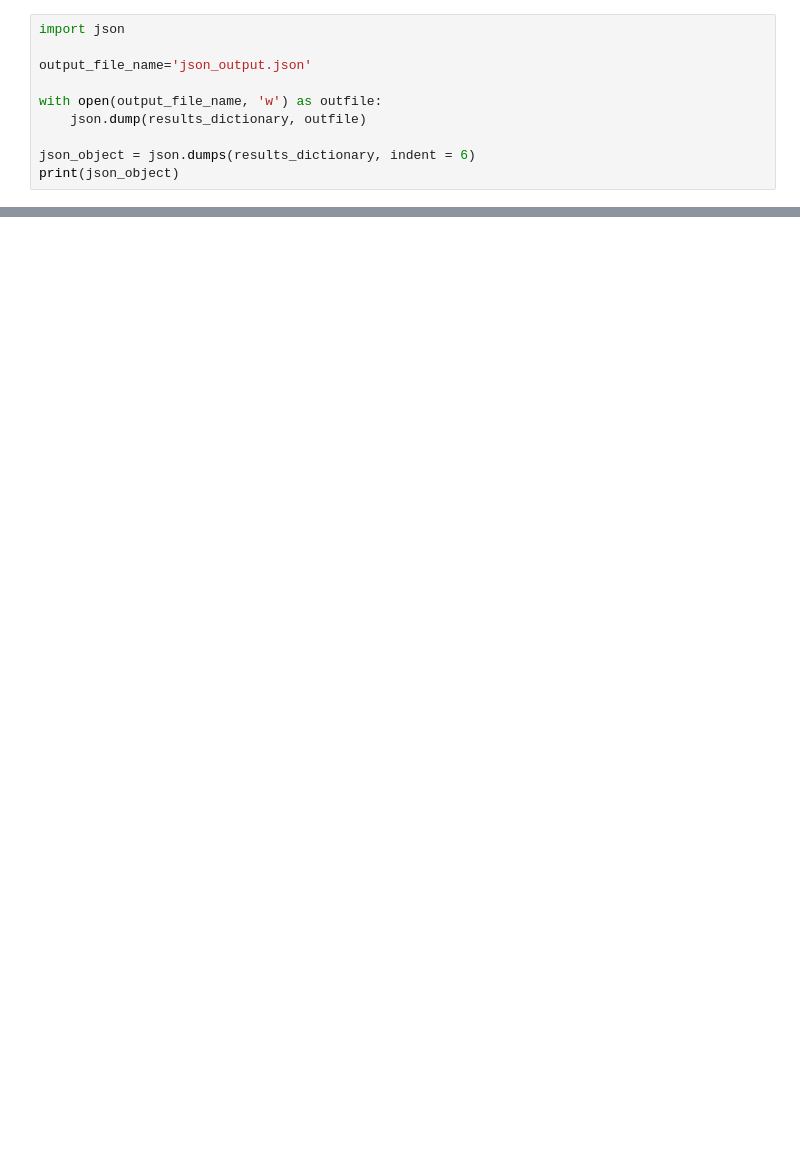
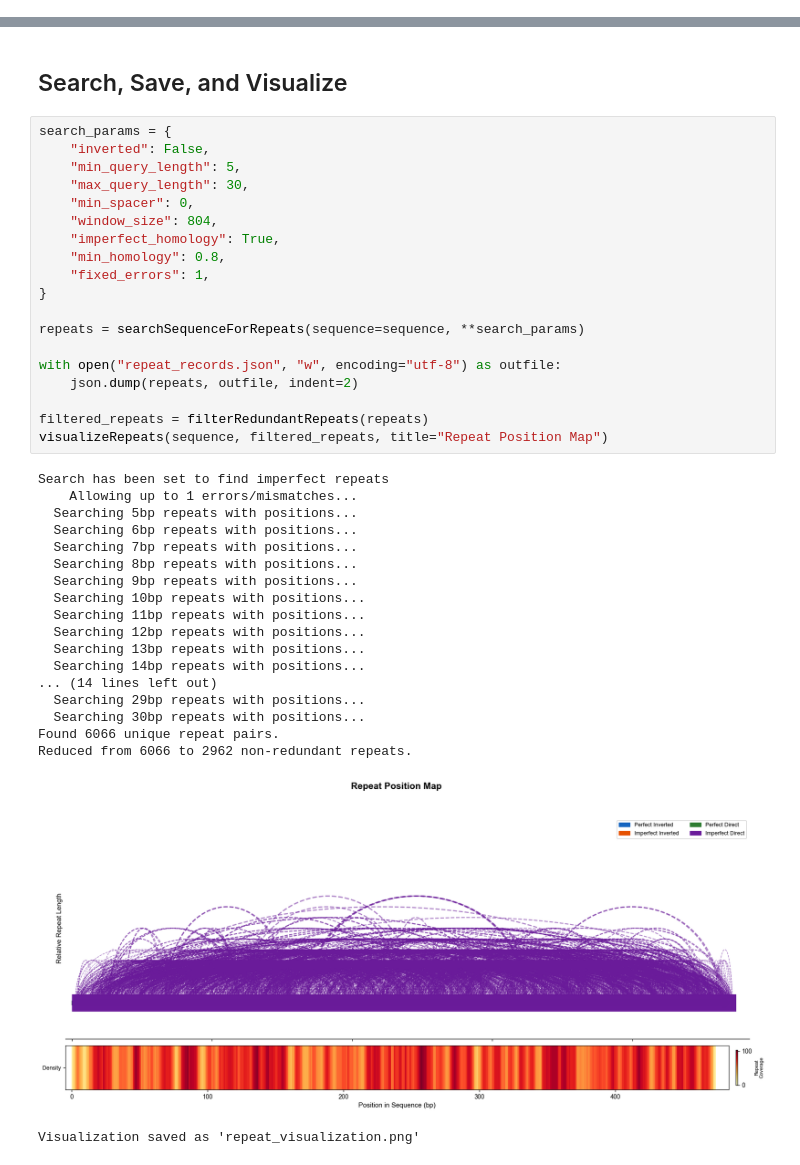
Before and after one commit to tvarovski/RepeatSearchTools, a Jupyter notebook: RepeatSearch.ipynb, the cells around one changed output, grey strips where cells are left out. Saved outputs shown, nothing was run; the diff lists cells and outputs as text; blank space fills up the shorter version.

```diff
--- a/RepeatSearch.ipynb
+++ b/RepeatSearch.ipynb
@@ -68,10 +0,0 @@ Creates a JSON file with consolidated results and saves it as `output_file_name`
-# %%
-import json
-
-output_file_name='json_output.json'
-
-with open(output_file_name, 'w') as outfile:
-    json.dump(results_dictionary, outfile)
-
-json_object = json.dumps(results_dictionary, indent = 6)
-print(json_object)
@@ -109,0 +19,41 @@ visualizeRepeats(sequence, filtered_repeats, title="Repeat Position Map")
+# %% [markdown]
+## Search, Save, and Visualize
+# %%
+search_params = {
+    "inverted": False,
+    "min_query_length": 5,
+    "max_query_length": 30,
+    "min_spacer": 0,
+    "window_size": 804,
+    "imperfect_homology": True,
+    "min_homology": 0.8,
+    "fixed_errors": 1,
+}
+
+repeats = searchSequenceForRepeats(sequence=sequence, **search_params)
+
+with open("repeat_records.json", "w", encoding="utf-8") as outfile:
+    json.dump(repeats, outfile, indent=2)
+
+filtered_repeats = filterRedundantRepeats(repeats)
+visualizeRepeats(sequence, filtered_repeats, title="Repeat Position Map")
+# %% [output]
+Search has been set to find imperfect repeats
+    Allowing up to 1 errors/mismatches...
+  Searching 5bp repeats with positions...
+  Searching 6bp repeats with positions...
+  Searching 7bp repeats with positions...
+  Searching 8bp repeats with positions...
+  Searching 9bp repeats with positions...
+  Searching 10bp repeats with positions...
+  Searching 11bp repeats with positions...
+  Searching 12bp repeats with positions...
+  Searching 13bp repeats with positions...
+  Searching 14bp repeats with positions...
+... (14 lines left out)
+  Searching 29bp repeats with positions...
+  Searching 30bp repeats with positions...
+Found 6066 unique repeat pairs.
+Reduced from 6066 to 2962 non-redundant repeats.
+[figure, added]
+Visualization saved as 'repeat_visualization.png'
```
Also changed, not shown: parts of 12 cells of this notebook, 5 other files.
